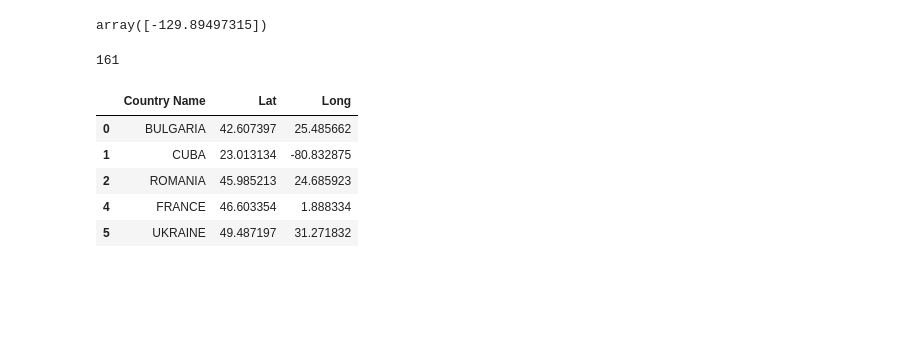
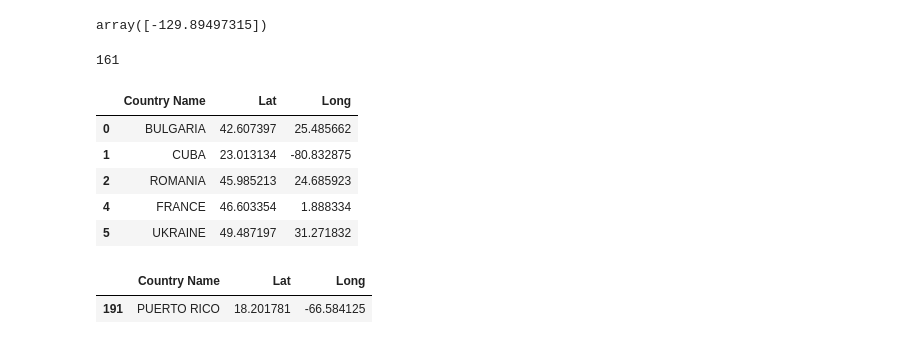
Before and after one commit to nelabdiel/IoK, a Jupyter notebook: datatopickle.ipynb, the cells around one changed output. Cells and saved outputs as stored; diff of their text form; code cells hidden in the pictures; blank space fills up the shorter version.

```diff
--- a/datatopickle.ipynb
+++ b/datatopickle.ipynb
@@ -356,3 +356,8 @@ unique_c_list.head()
 | 2 | ROMANIA | 45.985213 | 24.685923 |
 | 4 | FRANCE | 46.603354 | 1.888334 |
 | 5 | UKRAINE | 49.487197 | 31.271832 |
+# %%
+unique_c_list[unique_c_list['Country Name'] == 'PUERTO RICO']
+# %% [output]
+|  | Country Name | Lat | Long |
+| 191 | PUERTO RICO | 18.201781 | -66.584125 |
```
Also changed, not shown: 2 other files.
